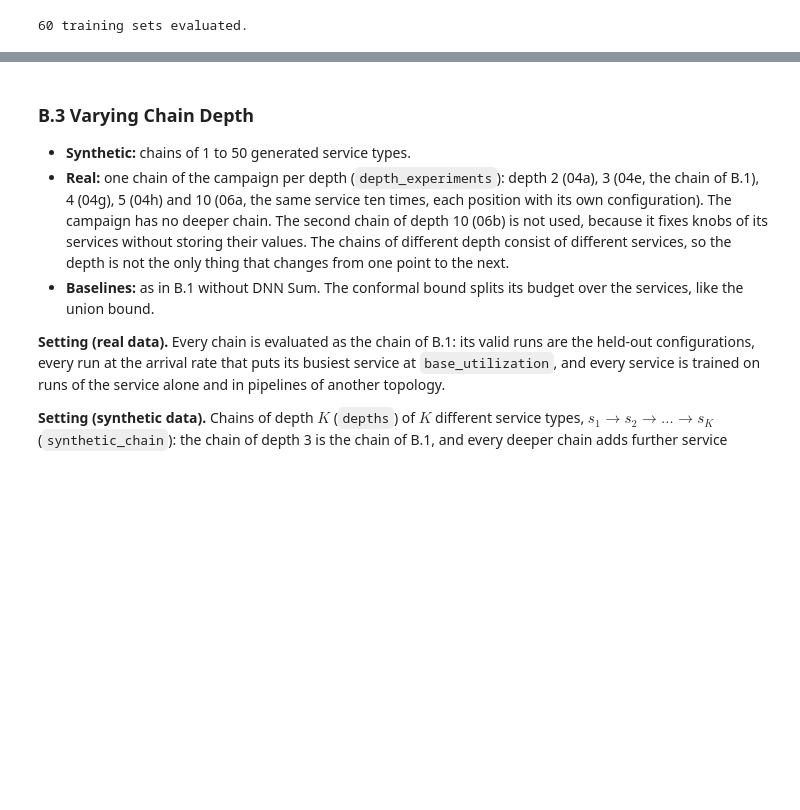
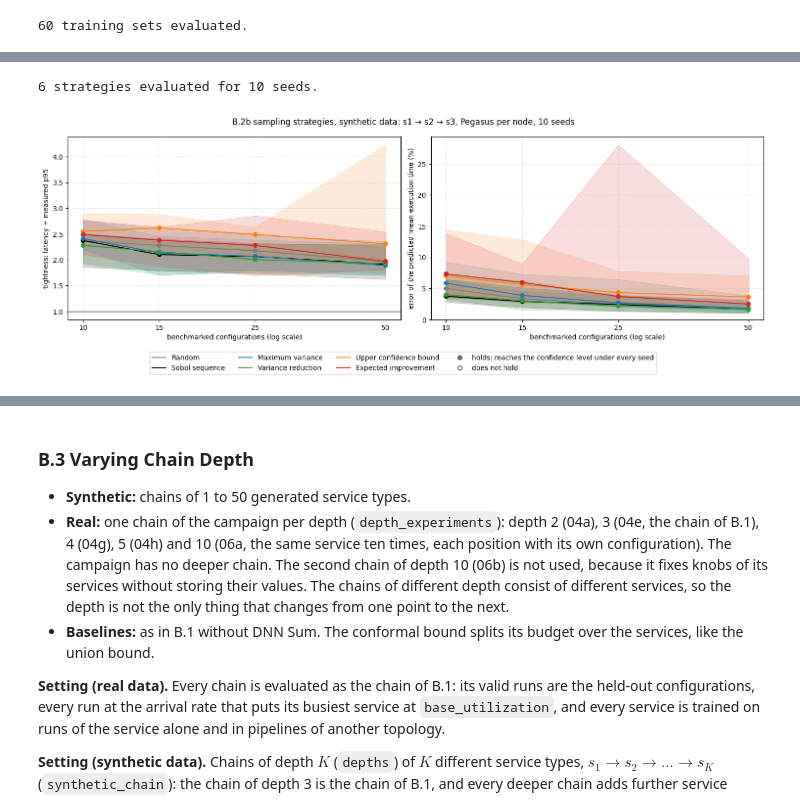
Before and after one commit to borissedlak/composable-autonomous-offerings, a Jupyter notebook: notebooks/tsc/2_evaluation.ipynb, the cells around one changed output, grey strips where cells are left out. Saved outputs shown, nothing was run; the diff lists cells and outputs as text; code cells hidden in the pictures; blank space fills up the shorter version.

```diff
--- a/notebooks/tsc/2_evaluation.ipynb
+++ b/notebooks/tsc/2_evaluation.ipynb
@@ -549,0 +600,33 @@ display(Markdown(
+# %%
+# B.2b: the training configurations chosen one by one under different sampling strategies. This cell imports what it needs
+# itself and always uses the synthetic system, so nothing above has to be run again.
+from pegasus.exploration import COLORS as STRATEGY_COLORS, RANDOM, STRATEGIES, exploration_figure, exploration_results, explore
+
+METHOD_COLORS.update(STRATEGY_COLORS)   # sweep_line draws a line by its name
+explore_sizes = [10, 15, 25, 50]        # numbers of benchmarked configurations at which the bound is evaluated
+n_initial = 5                           # random configurations that an adaptive strategy starts from
+synthetic_bases = bases if data_source == "synthetic" else {
+    s: load_chain_data("synthetic", path=synthetic_chain(3), level=1 - alpha, coverage_check=coverage_check, seed=[seed, s], service_seed=s) for s in seeds}
+explore_bounds, explore_truth = {}, {}                                                        # (size, seed) -> strategy -> ("proposed", latency per held-out configuration) / truth
+explore_error = {strategy: np.empty((len(explore_sizes), len(seeds))) for strategy in STRATEGIES}   # relative error of the predicted mean
+with warnings.catch_warnings():
+    # with few configurations the fitted GP hyperparameters often end at their bounds, and scikit-learn warns for every model
+    warnings.simplefilter("ignore", ConvergenceWarning)
+    for j, s in enumerate(seeds):
+        data = synthetic_bases[s]
+        for strategy in STRATEGIES:
+            x, y = explore(strategy, data.path, s, explore_sizes[-1], n_initial, seed=[seed, s, 200])
+            results = exploration_results(data, x, y, explore_sizes, s, alpha, confidence, model_seed=seed + s)
+            for i, size in enumerate(explore_sizes):
+                explore_bounds.setdefault((size, s), {})[strategy] = ("proposed", results[size][0])
+                explore_truth[(size, s)] = (data.measured, data.measured_low)
+                explore_error[strategy][i, j] = results[size][1]
+print(f"{len(STRATEGIES)} strategies evaluated for {len(seeds)} seeds.")
+# %% [output]
+6 strategies evaluated for 10 seeds.
+# %%
+explore_statistics = sweep_statistics(explore_bounds, explore_truth, explore_sizes, seeds, confidence)   # strategy -> coverage, tightness, holds, computed
+exploration_figure(explore_sizes, explore_statistics, explore_error,
+                   f"B.2b sampling strategies, synthetic data: {' → '.join(synthetic_bases[seeds[0]].path)}, Pegasus per node, {len(seeds)} seeds", p_label)
+# %% [output]
+[figure, added]
```
Also changed, not shown: parts of 14 cells of this notebook, 3 other files.
